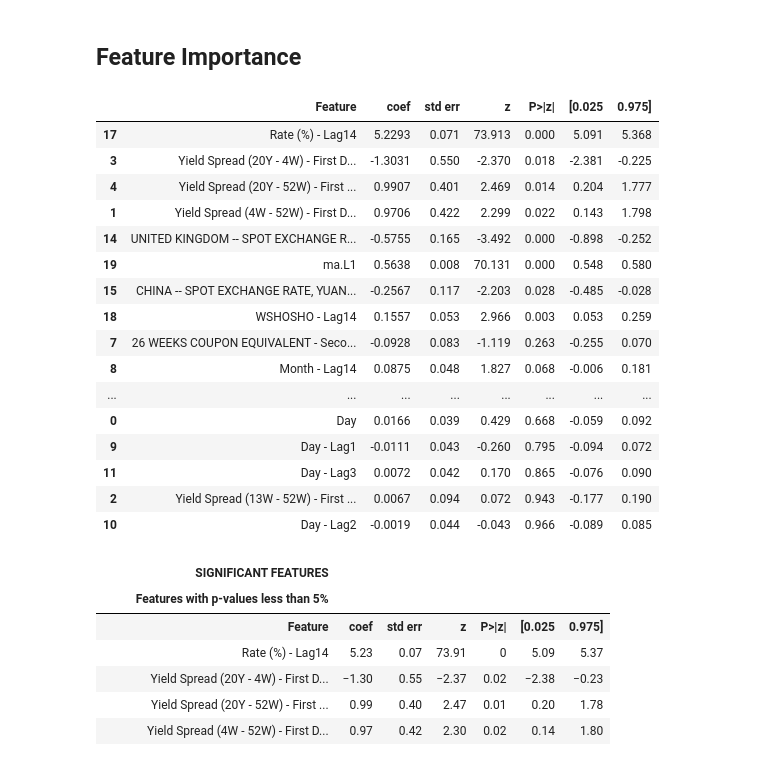
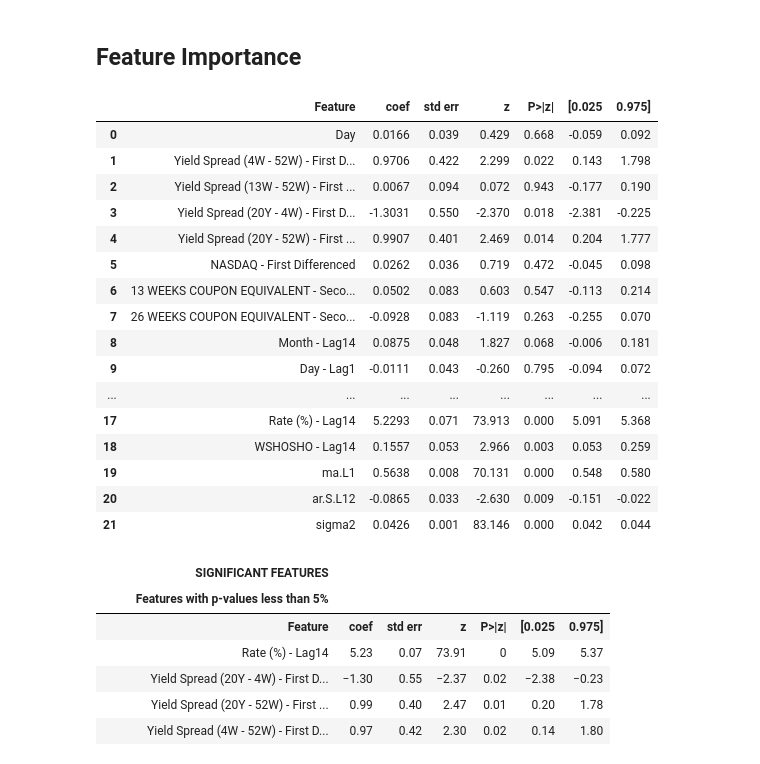
Before and after one commit to punchnami/AI-Powered-Research-Query-Chatbot, a Jupyter notebook: final_consolidated_SARIMAX.ipynb, the cells around one changed output. Drawn from its saved outputs; the diff is of its cells as text; code cells hidden in the pictures.

Commit message:
Final SARIMAX models

```diff
--- a/final_consolidated_SARIMAX.ipynb
+++ b/final_consolidated_SARIMAX.ipynb
@@ -892,10 +892,10 @@ def ensure_stationarity(series, name):
 # Apply the function to each explanatory variable
 for col in df_stationary.columns:
     if col not in ['Rate (%)', 'Rate (%) - First Differenced', 'Rate (%) - Second Differenced']:
-        df_stationary[col] = ensure_stationarity(df_model_v3[col], col)
+        df_stationary[col] = ensure_stationarity(df_model_v4[col], col)
 
 # Now, let's ensure the 'Rate (%)' column is also stationary, applying the same procedure
-df_stationary['Rate (%)'] = ensure_stationarity(df_model_v3['Rate (%)'], 'Rate (%)')
+df_stationary['Rate (%)'] = ensure_stationarity(df_model_v4['Rate (%)'], 'Rate (%)')
 
 print("Stationarity check and differencing completed.")
 # %% [output]
@@ -1929,38 +1929,38 @@ df_prepared_nona['Rate (%)'] = df_final2['Rate (%)']
 # %% [markdown]
 ## Training
 # %%
-# Split into train and test
+# Split into train and test_v6
 
-train = df_prepared_nona[:'2022-12-31']
-test = df_prepared_nona['2023-01-01':]
+train_v6 = df_prepared_nona[:'2022-12-31']
+test_v6 = df_prepared_nona['2023-01-01':]
 
 # Split into X & y
 
-# y_train = train['Rate (%) - Second Differenced']
-# X_train = train.drop(columns=['Rate (%) - Second Differenced'])
-# y_test = test['Rate (%) - Second Differenced']
-# X_test = test.drop(columns=['Rate (%) - Second Differenced'])
+# y_train_v6 = train_v6['Rate (%) - Second Differenced']
+# X_train_v6 = train_v6.drop(columns=['Rate (%) - Second Differenced'])
+# y_test_v6 = test_v6['Rate (%) - Second Differenced']
+# X_test_v6 = test_v6.drop(columns=['Rate (%) - Second Differenced'])
 
-y_train = train['Rate (%)']
-X_train = train.drop(columns=['Rate (%)'])
-y_test = test['Rate (%)']
-X_test = test.drop(columns=['Rate (%)'])
+y_train_v6 = train_v6['Rate (%)']
+X_train_v6 = train_v6.drop(columns=['Rate (%)'])
+y_test_v6 = test_v6['Rate (%)']
+X_test_v6 = test_v6.drop(columns=['Rate (%)'])
 
 
 # Scaling values
 
 scaler = MinMaxScaler()
-X_train_scaled = scaler.fit_transform(X_train)
-X_test_scaled = scaler.transform(X_test)
+X_train_v6_scaled = scaler.fit_transform(X_train_v6)
+X_test_v6_scaled = scaler.transform(X_test_v6)
 
 # model definition
 
-model = SARIMAX(y_train, exog= X_train_scaled, order= (0,0,1), seasonal_order= (1,0,0,12)) # order was (1,1,1) seasonal_order was (0,0,0,0)
+model_v6 = SARIMAX(y_train_v6, exog= X_train_v6_scaled, order= (0,0,1), seasonal_order= (1,0,0,12)) # order was (1,1,1) seasonal_order was (0,0,0,0)
 # (p, d, q) = (1,1,2) so dependent is differenced 1 (d) time, dependent lag 1 (p), error lag 2 (q)
 # (P, D, Q, s) = (2,1,1,6) seasonal differencing 1 (D) time on a period of 6 (s), seasonal lag 2 (P), moving average 1 (Q)
 
-model_fit = model.fit(disp=False)
-print(model_fit.summary())
+model_v6_fit = model_v6.fit(disp=False)
+print(model_v6_fit.summary())
 # %% [output]
                                       SARIMAX Results
 ===========================================================================================
@@ -2123,10 +2123,10 @@ plt.show()
 # %% [markdown]
 ## Feature Importance
 # %%
-feature_names = X_train.columns.to_list()
+feature_names = X_train_v6.columns.to_list()
 
 # Extract the parameter names from the SARIMAX results
-params = pd.read_html(model_fit.summary().tables[1].as_html(), header=0, index_col=0)[0].index.tolist()
+params = pd.read_html(model_v6_fit.summary().tables[1].as_html(), header=0, index_col=0)[0].index.tolist()
 
 # Create a list of the coefficient names (assuming the pattern x1, x2, ..., xN)
 coefficient_names = [f'x{i}' for i in range(1, len(params) + 1)]
@@ -2137,34 +2137,33 @@ mapping = {coef: name for coef, name in zip(coefficient_names, feature_names)}
 # Create a DataFrame to visualize the mapping
 mapping_df = pd.DataFrame(list(mapping.items()), columns=['Coefficient', 'Feature Name'])
 # %%
-summary_df = pd.DataFrame(pd.read_html(model_fit.summary().tables[1].as_html(), header=0, index_col=0)[0])
+summary_df = pd.DataFrame(pd.read_html(model_v6_fit.summary().tables[1].as_html(), header=0, index_col=0)[0])
 # %%
 feature_df_final = pd.merge(mapping_df, summary_df, left_on='Coefficient', right_index=True, how='right')
 feature_df_final['Feature'] = feature_df_final['Feature Name'].fillna(feature_df_final['Coefficient'])
 feature_df_final = feature_df_final.drop(columns=['Feature Name', 'Coefficient'])
 feature_df_final.reset_index(inplace=True)
 feature_df_final.drop(columns=['index'], inplace=True)
 feature_df_final = feature_df_final[['Feature', 'coef', 'std err', 'z', 'P>|z|', '[0.025', '0.975]']]
-feature_df_final.sort_values(by='coef', ascending=False, inplace=True, key= abs)
 feature_df_final
 # %% [output]
 |  | Feature | coef | std err | z | P>|z| | [0.025 | 0.975] |
-| 17 | Rate (%) - Lag14 | 5.2293 | 0.071 | 73.913 | 0.000 | 5.091 | 5.368 |
+| 0 | Day | 0.0166 | 0.039 | 0.429 | 0.668 | -0.059 | 0.092 |
+| 1 | Yield Spread (4W - 52W) - First D... | 0.9706 | 0.422 | 2.299 | 0.022 | 0.143 | 1.798 |
+| 2 | Yield Spread (13W - 52W) - First ... | 0.0067 | 0.094 | 0.072 | 0.943 | -0.177 | 0.190 |
 | 3 | Yield Spread (20Y - 4W) - First D... | -1.3031 | 0.550 | -2.370 | 0.018 | -2.381 | -0.225 |
 | 4 | Yield Spread (20Y - 52W) - First ... | 0.9907 | 0.401 | 2.469 | 0.014 | 0.204 | 1.777 |
-| 1 | Yield Spread (4W - 52W) - First D... | 0.9706 | 0.422 | 2.299 | 0.022 | 0.143 | 1.798 |
-| 14 | UNITED KINGDOM -- SPOT EXCHANGE R... | -0.5755 | 0.165 | -3.492 | 0.000 | -0.898 | -0.252 |
-| 19 | ma.L1 | 0.5638 | 0.008 | 70.131 | 0.000 | 0.548 | 0.580 |
-| 15 | CHINA -- SPOT EXCHANGE RATE, YUAN... | -0.2567 | 0.117 | -2.203 | 0.028 | -0.485 | -0.028 |
-| 18 | WSHOSHO - Lag14 | 0.1557 | 0.053 | 2.966 | 0.003 | 0.053 | 0.259 |
+| 5 | NASDAQ - First Differenced | 0.0262 | 0.036 | 0.719 | 0.472 | -0.045 | 0.098 |
+| 6 | 13 WEEKS COUPON EQUIVALENT - Seco... | 0.0502 | 0.083 | 0.603 | 0.547 | -0.113 | 0.214 |
 | 7 | 26 WEEKS COUPON EQUIVALENT - Seco... | -0.0928 | 0.083 | -1.119 | 0.263 | -0.255 | 0.070 |
 | 8 | Month - Lag14 | 0.0875 | 0.048 | 1.827 | 0.068 | -0.006 | 0.181 |
+| 9 | Day - Lag1 | -0.0111 | 0.043 | -0.260 | 0.795 | -0.094 | 0.072 |
 | ... | ... | ... | ... | ... | ... | ... | ... |
-| 0 | Day | 0.0166 | 0.039 | 0.429 | 0.668 | -0.059 | 0.092 |
-| 9 | Day - Lag1 | -0.0111 | 0.043 | -0.260 | 0.795 | -0.094 | 0.072 |
-| 11 | Day - Lag3 | 0.0072 | 0.042 | 0.170 | 0.865 | -0.076 | 0.090 |
-| 2 | Yield Spread (13W - 52W) - First ... | 0.0067 | 0.094 | 0.072 | 0.943 | -0.177 | 0.190 |
-| 10 | Day - Lag2 | -0.0019 | 0.044 | -0.043 | 0.966 | -0.089 | 0.085 |
+| 17 | Rate (%) - Lag14 | 5.2293 | 0.071 | 73.913 | 0.000 | 5.091 | 5.368 |
+| 18 | WSHOSHO - Lag14 | 0.1557 | 0.053 | 2.966 | 0.003 | 0.053 | 0.259 |
+| 19 | ma.L1 | 0.5638 | 0.008 | 70.131 | 0.000 | 0.548 | 0.580 |
+| 20 | ar.S.L12 | -0.0865 | 0.033 | -2.630 | 0.009 | -0.151 | -0.022 |
+| 21 | sigma2 | 0.0426 | 0.001 | 83.146 | 0.000 | 0.042 | 0.044 |
 # %%
 ! pip -q install great-tables
 
```
Also changed, not shown: parts of 27 cells of this notebook.
